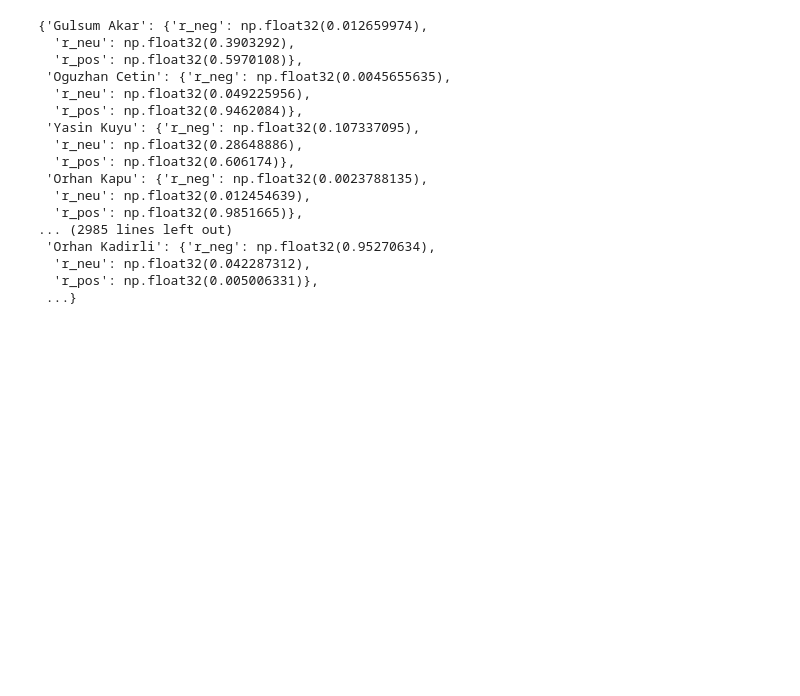
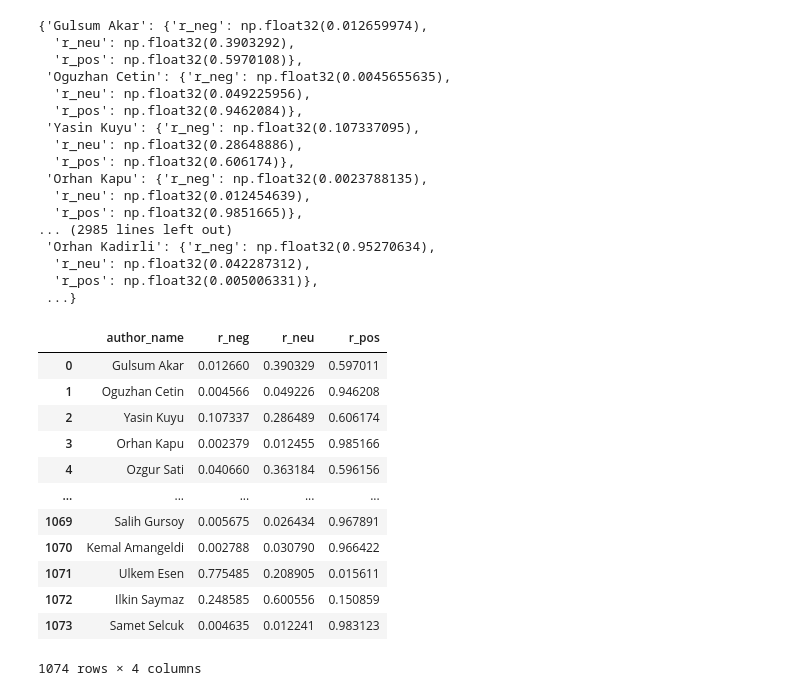
Before and after one commit to juanesgarg/Sentiment_Analysis, a Jupyter notebook: sentiment_analysis_restaurants.ipynb, the cells around one changed output. Cells and saved outputs as stored; diff of their text form; code cells hidden in the pictures; blank space fills up the shorter version.

```diff
--- a/sentiment_analysis_restaurants.ipynb
+++ b/sentiment_analysis_restaurants.ipynb
@@ -304,3 +303,19 @@ rob_res
  ...}
 # %%
 R = pd.DataFrame(rob_res).T
+R = R.reset_index().rename(columns={'index': 'author_name'})
+R
+# %% [output]
+|  | author_name | r_neg | r_neu | r_pos |
+| 0 | Gulsum Akar | 0.012660 | 0.390329 | 0.597011 |
+| 1 | Oguzhan Cetin | 0.004566 | 0.049226 | 0.946208 |
+| 2 | Yasin Kuyu | 0.107337 | 0.286489 | 0.606174 |
+| 3 | Orhan Kapu | 0.002379 | 0.012455 | 0.985166 |
+| 4 | Ozgur Sati | 0.040660 | 0.363184 | 0.596156 |
+| ... | ... | ... | ... | ... |
+| 1069 | Salih Gursoy | 0.005675 | 0.026434 | 0.967891 |
+| 1070 | Kemal Amangeldi | 0.002788 | 0.030790 | 0.966422 |
+| 1071 | Ulkem Esen | 0.775485 | 0.208905 | 0.015611 |
+| 1072 | Ilkin Saymaz | 0.248585 | 0.600556 | 0.150859 |
+| 1073 | Samet Selcuk | 0.004635 | 0.012241 | 0.983123 |
+1074 rows × 4 columns
```
Also changed, not shown: parts of 14 cells of this notebook.
